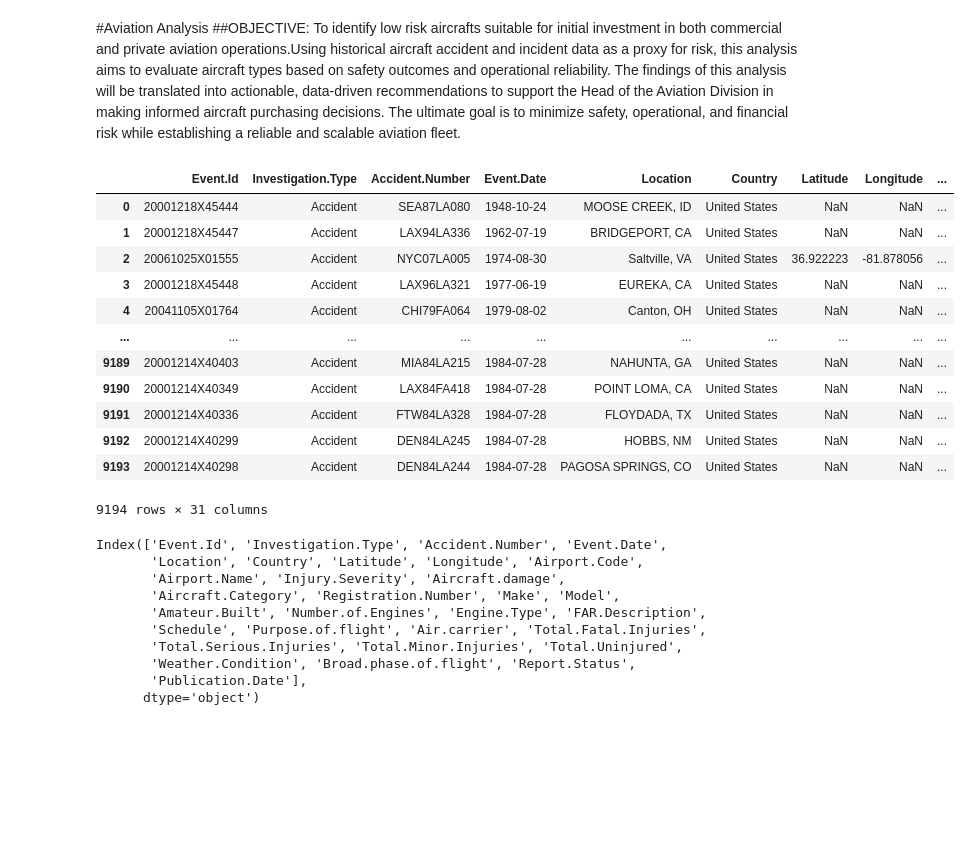
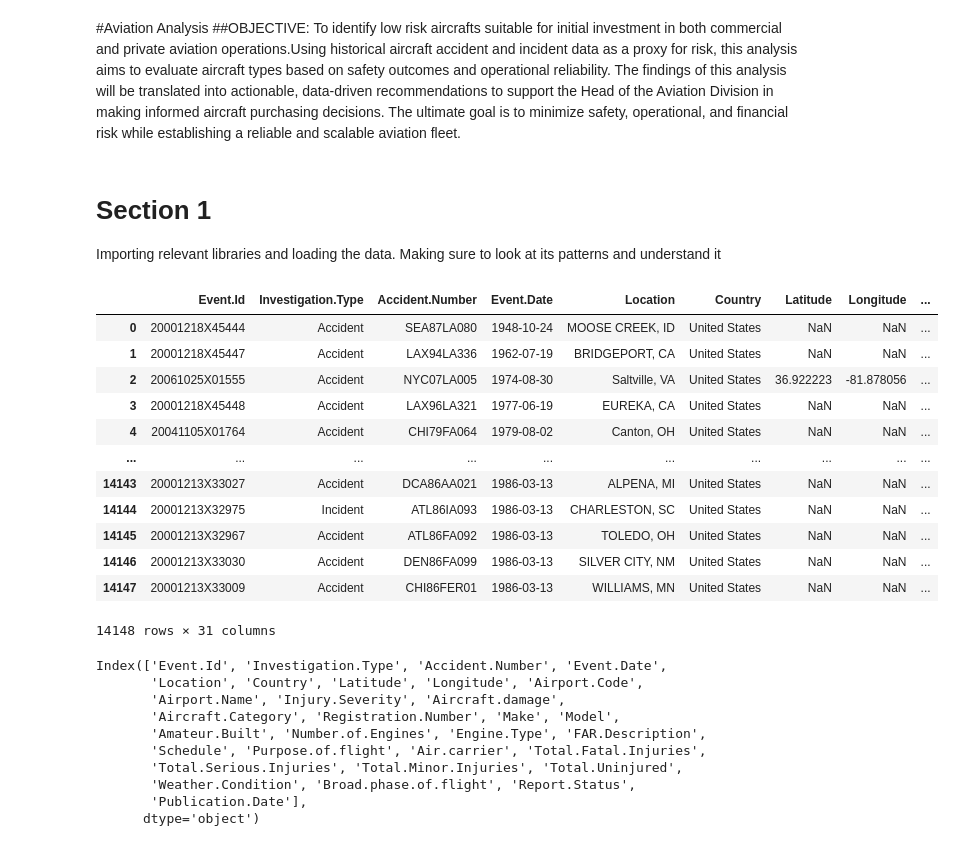
Before and after one commit to nelimaawuor-lgtm/Phase-1-project, a Jupyter notebook: Student.ipynb, the cells around one changed output. Saved outputs shown, nothing was run; the diff lists cells and outputs as text; code cells hidden in the pictures; blank space fills up the shorter version.

```diff
--- a/Student.ipynb
+++ b/Student.ipynb
@@ -2,6 +4,11 @@
 #Aviation Analysis
 ##OBJECTIVE: To identify low risk aircrafts suitable for initial investment in both commercial and private aviation operations.Using historical aircraft accident and incident data as a proxy for risk, this analysis aims to evaluate aircraft types based on safety outcomes and operational reliability.
 The findings of this analysis will be translated into actionable, data-driven recommendations to support the Head of the Aviation Division in making informed aircraft purchasing decisions. The ultimate goal is to minimize safety, operational, and financial risk while establishing a reliable and scalable aviation fleet.
+# %% [markdown]
+# Section 1
+
+Importing relevant libraries and loading the data.
+Making sure to look at its patterns and understand it
 # %%
 #Importing the relevant Libraries
 import pandas as pd
@@ -9,23 +16,23 @@ import numpy as np
 import matplotlib.pyplot as plt
 import seaborn as sns
 # %%
-#Loading the dataset with pandas
-df = pd.read_csv("Aviation_Data.csv", low_memory=False)
+#Loading the DataFrame
+df = pd.read_csv("Aviation_Data.csv", on_bad_lines='skip', engine='python')
 df
 # %% [output]
 |  | Event.Id | Investigation.Type | Accident.Number | Event.Date | Location | Country | Latitude | Longitude | ... |
 | 0 | 20001218X45444 | Accident | SEA87LA080 | 1948-10-24 | MOOSE CREEK, ID | United States | NaN | NaN | ... |
 | 1 | 20001218X45447 | Accident | LAX94LA336 | 1962-07-19 | BRIDGEPORT, CA | United States | NaN | NaN | ... |
 | 2 | 20061025X01555 | Accident | NYC07LA005 | 1974-08-30 | Saltville, VA | United States | 36.922223 | -81.878056 | ... |
 | 3 | 20001218X45448 | Accident | LAX96LA321 | 1977-06-19 | EUREKA, CA | United States | NaN | NaN | ... |
 | 4 | 20041105X01764 | Accident | CHI79FA064 | 1979-08-02 | Canton, OH | United States | NaN | NaN | ... |
 | ... | ... | ... | ... | ... | ... | ... | ... | ... | ... |
-| 9189 | 20001214X40403 | Accident | MIA84LA215 | 1984-07-28 | NAHUNTA, GA | United States | NaN | NaN | ... |
-| 9190 | 20001214X40349 | Accident | LAX84FA418 | 1984-07-28 | POINT LOMA, CA | United States | NaN | NaN | ... |
-| 9191 | 20001214X40336 | Accident | FTW84LA328 | 1984-07-28 | FLOYDADA, TX | United States | NaN | NaN | ... |
-| 9192 | 20001214X40299 | Accident | DEN84LA245 | 1984-07-28 | HOBBS, NM | United States | NaN | NaN | ... |
-| 9193 | 20001214X40298 | Accident | DEN84LA244 | 1984-07-28 | PAGOSA SPRINGS, CO | United States | NaN | NaN | ... |
+| 14143 | 20001213X33027 | Accident | DCA86AA021 | 1986-03-13 | ALPENA, MI | United States | NaN | NaN | ... |
+| 14144 | 20001213X32975 | Incident | ATL86IA093 | 1986-03-13 | CHARLESTON, SC | United States | NaN | NaN | ... |
+| 14145 | 20001213X32967 | Accident | ATL86FA092 | 1986-03-13 | TOLEDO, OH | United States | NaN | NaN | ... |
+| 14146 | 20001213X33030 | Accident | DEN86FA099 | 1986-03-13 | SILVER CITY, NM | United States | NaN | NaN | ... |
+| 14147 | 20001213X33009 | Accident | CHI86FER01 | 1986-03-13 | WILLIAMS, MN | United States | NaN | NaN | ... |
-9194 rows × 31 columns
+14148 rows × 31 columns
 # %%
 #Identifying columns in the DataFrame
 df.columns
```
Also changed, not shown: parts of 15 cells of this notebook.
